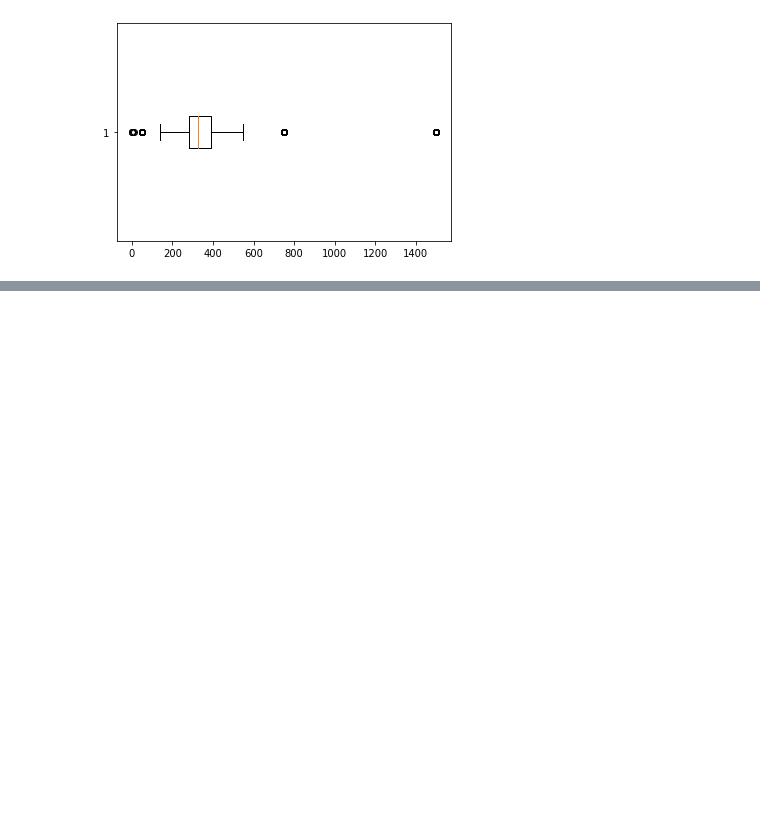
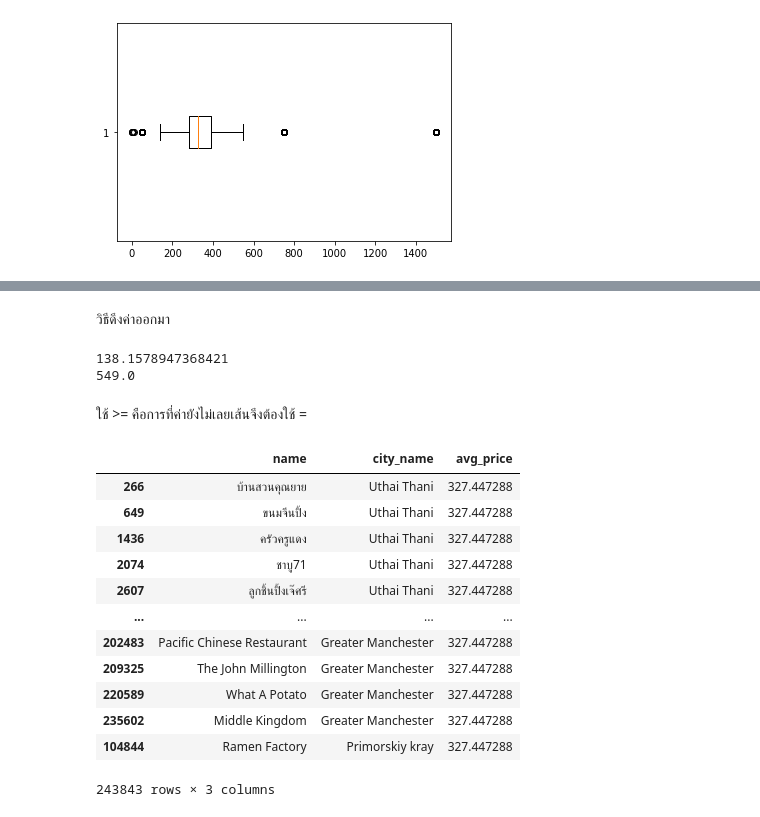
Before and after one commit to Kggzzz/KKU_data_mining, a Jupyter notebook: Pandas101.ipynb, the cells around one changed output, grey strips where cells are left out. Cells and saved outputs as stored; diff of their text form; code cells hidden in the pictures; blank space fills up the shorter version.

```diff
--- a/Pandas101.ipynb
+++ b/Pandas101.ipynb
@@ -630,3 +630,5 @@ plt.boxplot(all_no_missing['avg_price'],vert = False)
  'whiskers': [<matplotlib.lines.Line2D at 0x...>,
   <matplotlib.lines.Line2D at 0x...>]}
 [figure]
+# %%
+ret = plt.boxplot(all_no_missing['avg_price'],vert = False)
@@ -632,0 +648,28 @@ plt.boxplot(all_no_missing['avg_price'],vert = False)
+# %% [markdown]
+วิธีดึงค่าออกมา
+# %%
+print(ret['whiskers'][0].get_xdata()[1])
+print(ret['whiskers'][1].get_xdata()[1])
+# %% [output]
+138.1578947368421
+549.0
+# %% [markdown]
+ใช้ >= คือการที่ค่ายังไม่เลยเส้นจึงต้องใช้ =
+# %%
+nooutlier_nomissing = all_no_missing[all_no_missing['avg_price']>=ret['whiskers'][0].get_xdata()[1]]
+nooutlier_nomissing = nooutlier_nomissing[nooutlier_nomissing['avg_price']<=ret['whiskers'][1].get_xdata()[1]]
+nooutlier_nomissing
+# %% [output]
+|  | name | city_name | avg_price |
+| 266 | บ้านสวนคุณยาย | Uthai Thani | 327.447288 |
+| 649 | ขนมจีนปิ้ง | Uthai Thani | 327.447288 |
+| 1436 | ครัวครูแดง | Uthai Thani | 327.447288 |
+| 2074 | ชาบู71 | Uthai Thani | 327.447288 |
+| 2607 | ลูกชิ้นปิ้งเจ๊ศรี | Uthai Thani | 327.447288 |
+| ... | ... | ... | ... |
+| 202483 | Pacific Chinese Restaurant | Greater Manchester | 327.447288 |
+| 209325 | The John Millington | Greater Manchester | 327.447288 |
+| 220589 | What A Potato | Greater Manchester | 327.447288 |
+| 235602 | Middle Kingdom | Greater Manchester | 327.447288 |
+| 104844 | Ramen Factory | Primorskiy kray | 327.447288 |
+243843 rows × 3 columns
```
Also changed, not shown: parts of 2 cells of this notebook.
